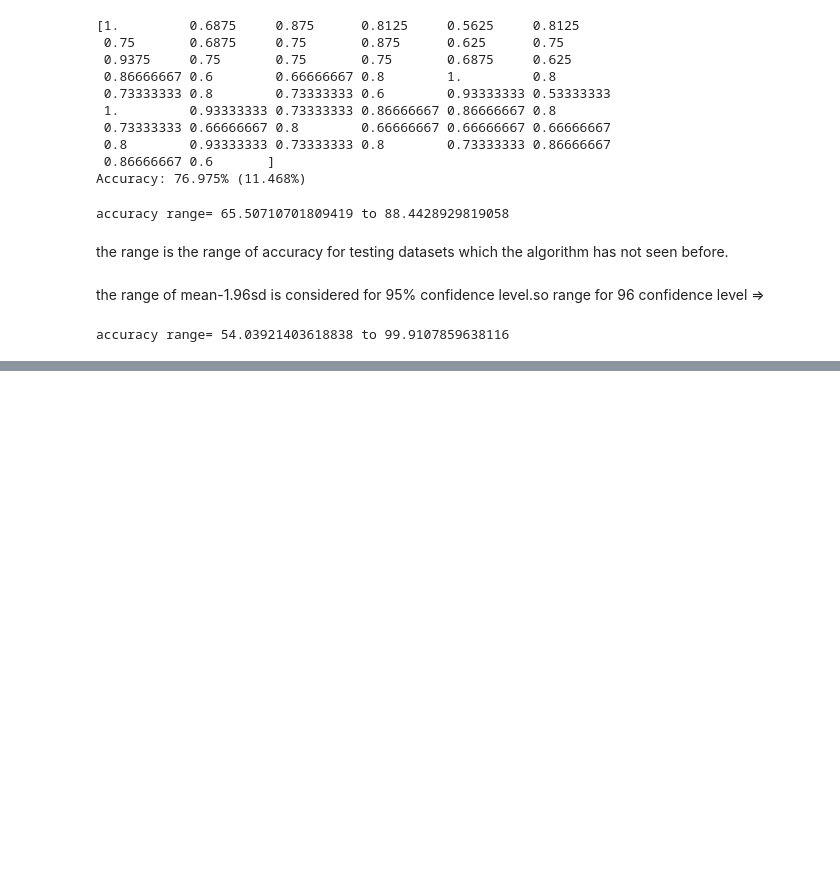
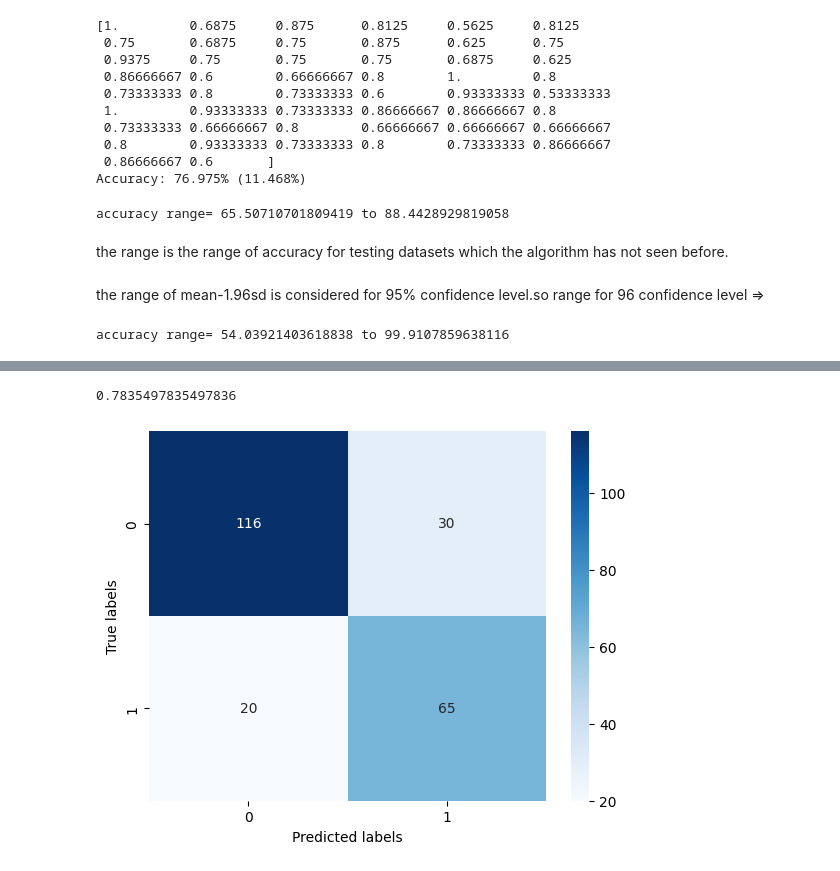
Before and after one commit to manasdhir/logsitic-regression, a Jupyter notebook: logistic_regression.ipynb, the cells around one changed output, grey strips where cells are left out. Saved outputs shown, nothing was run; the diff lists cells and outputs as text; code cells hidden in the pictures; blank space fills up the shorter version.

```diff
--- a/logistic_regression.ipynb
+++ b/logistic_regression.ipynb
@@ -283,0 +322,3 @@ accuracy range= 54.03921403618838 to 99.9107859638116
+# %%
+sm = SMOTE(sampling_strategy = 1 ,k_neighbors = 5, random_state=1)   #Synthetic Minority Over Sampling Technique
+x_train_res, y_train_res = sm.fit_resample(x_train, y_train.ravel())
@@ -283,0 +375,5 @@ accuracy range= 54.03921403618838 to 99.9107859638116
+# %%
+model = LogisticRegression(verbose=0)
+model.fit(x_train_res, y_train_res)
+y_predict = model.predict(x_test)
+model_score = model.score(x_test, y_test)
@@ -283,0 +388,12 @@ accuracy range= 54.03921403618838 to 99.9107859638116
+# %%
+model_score
+# %% [output]
+0.7835497835497836
+# %%
+cm = confusion_matrix(y_test, y_predict)
+sns.heatmap(cm, annot=True, fmt="d", cmap="Blues")
+plt.xlabel('Predicted labels')
+plt.ylabel('True labels')
+plt.show()
+# %% [output]
+[figure, added]
```
Also changed, not shown: parts of 48 cells of this notebook.
